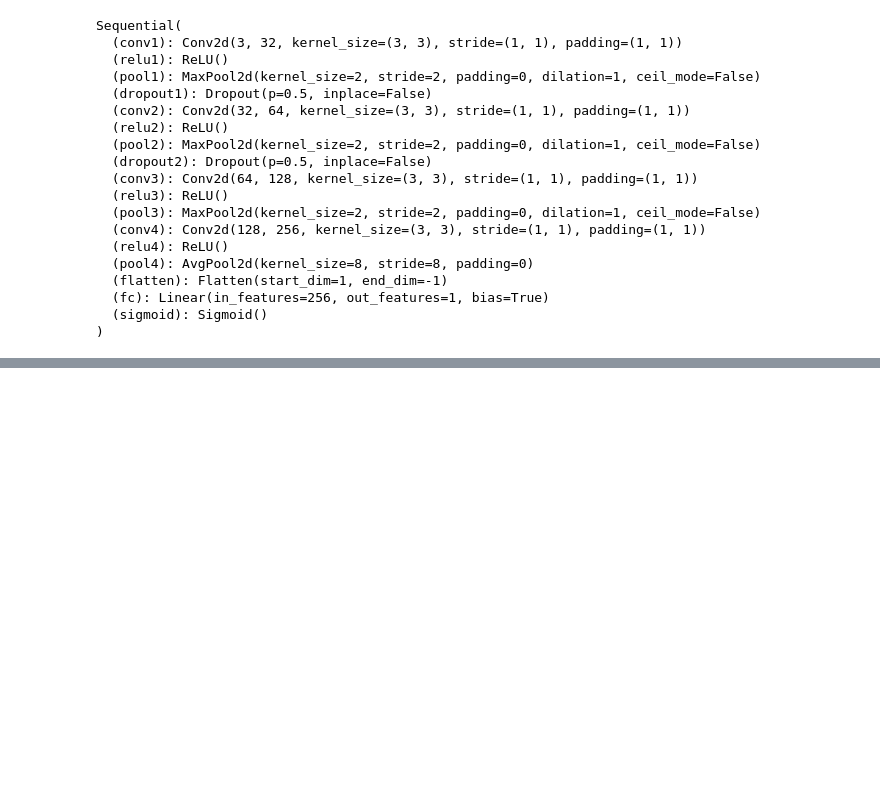
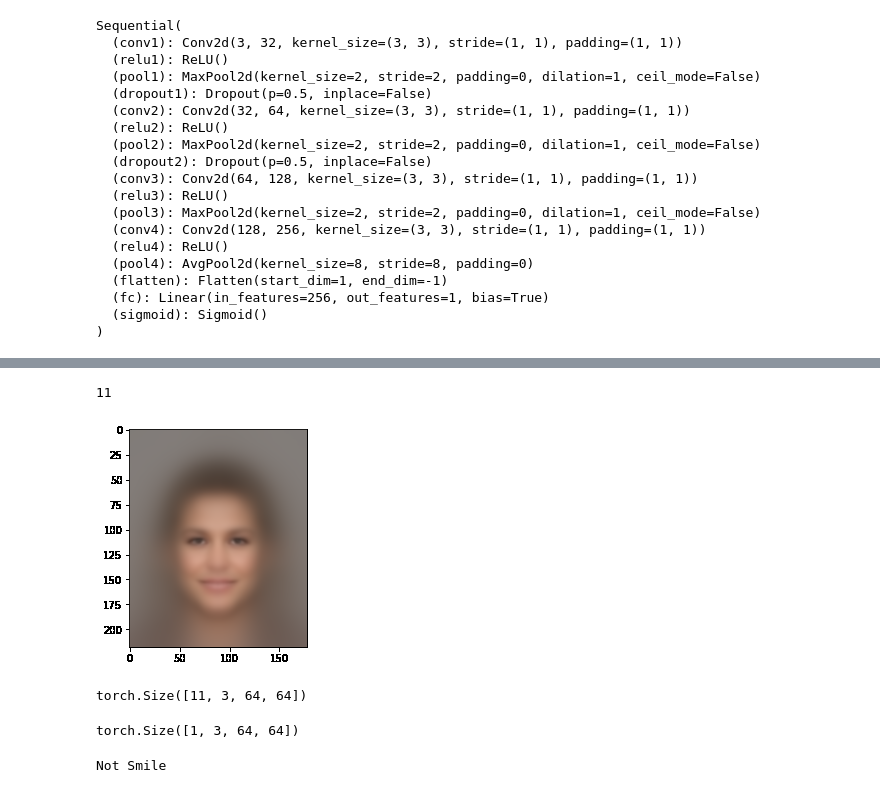
Before and after one commit to leekyuyoung20231211/python, a Jupyter notebook: 2024-03-26/CelebaA.ipynb, the cells around one changed output, grey strips where cells are left out. Cells and saved outputs as stored; diff of their text form; code cells hidden in the pictures; blank space fills up the shorter version.

```diff
--- a/2024-03-26/CelebaA.ipynb
+++ b/2024-03-26/CelebaA.ipynb
@@ -336,0 +415,4 @@ hist = train(model, num_epochs, train_dl,valid_dl)
+# %%
+x_batch.shape[0]
+# %% [output]
+11
@@ -336,0 +421,25 @@ hist = train(model, num_epochs, train_dl,valid_dl)
+# %%
+example_path = '/content/drive/MyDrive/data/example-image.png'
+from PIL import Image
+Image.open(example_path)
+# %% [output]
+[figure, added]
+# %%
+x_batch.shape
+# %% [output]
+torch.Size([11, 3, 64, 64])
+# %%
+# 데이터는 (1,3,64,64)
+sample_img = Image.open(example_path)
+tr_sample_img = transform(sample_img)
+tr_sample_img = tr_sample_img.unsqueeze(0)
+tr_sample_img.shape
+# %% [output]
+torch.Size([1, 3, 64, 64])
+# %%
+if loaded_model(tr_sample_img).cpu()[0][0] > 0.5:
+  print('Smile')
+else:
+  print('Not Smile')
+# %% [output]
+Not Smile
```
Also changed, not shown: parts of 8 cells of this notebook.
